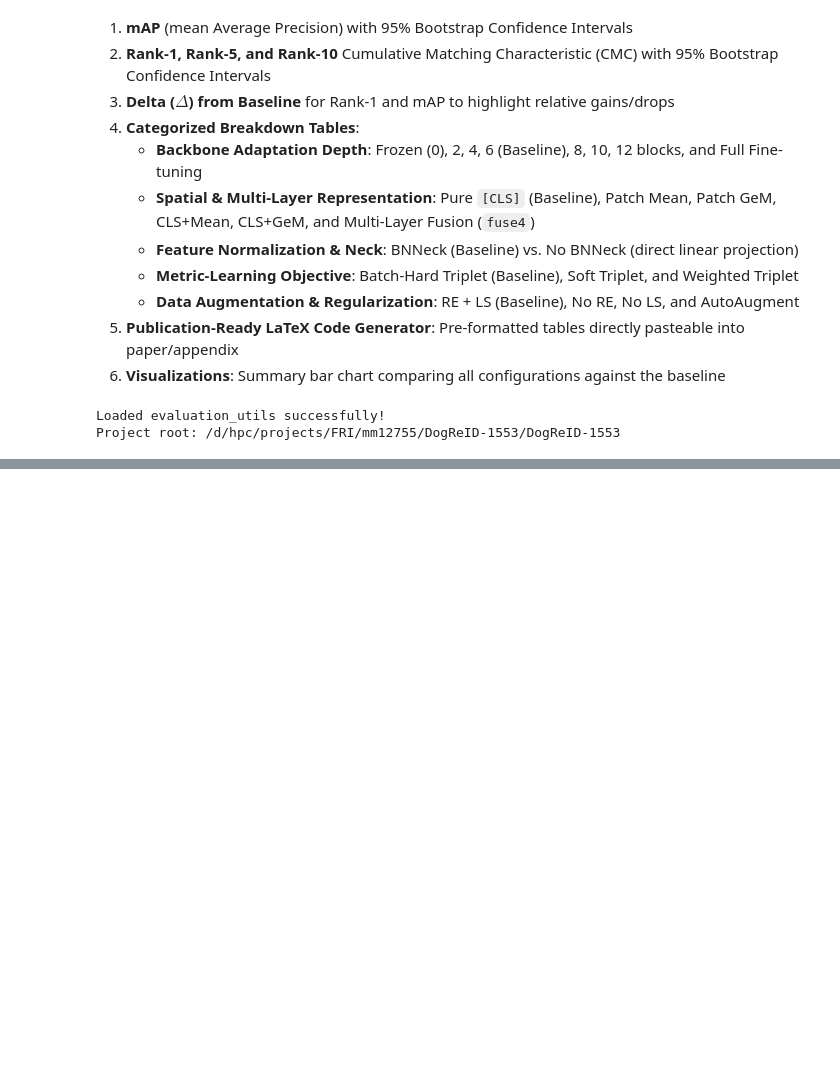
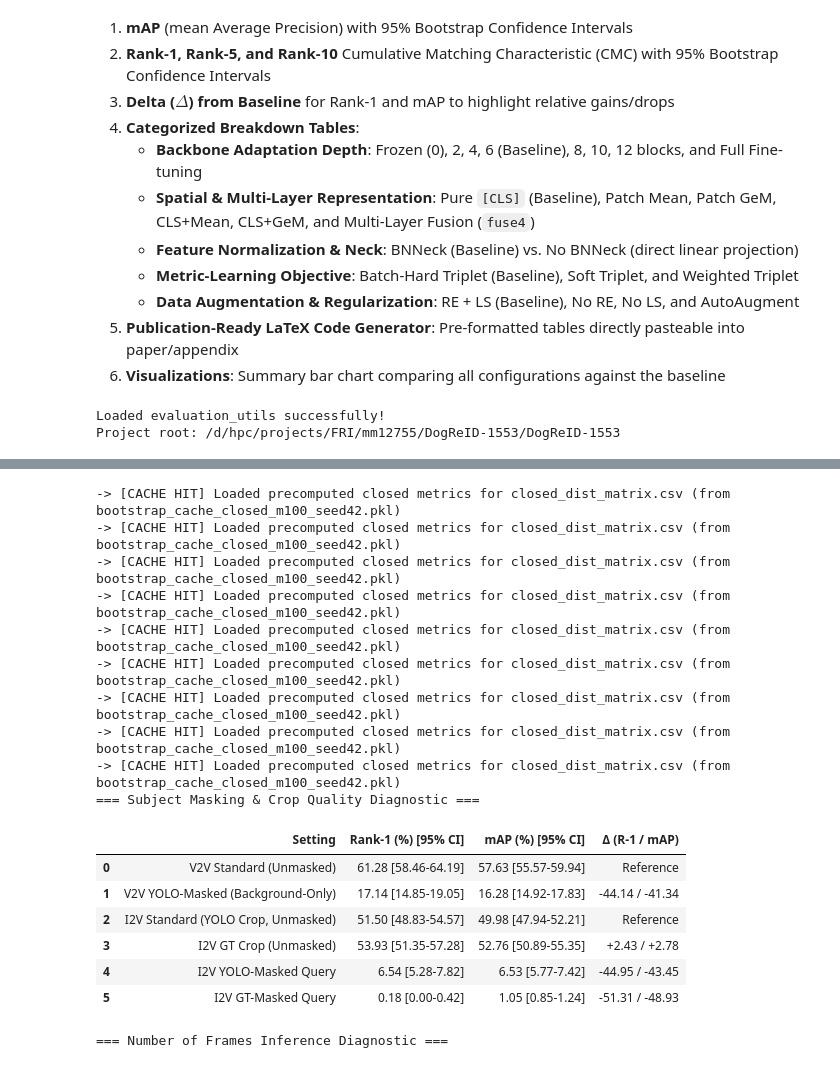
Before and after one commit to markoMedved/DogReID-1553, a Jupyter notebook: evaluation/evaluate_ablations.ipynb, the cells around one changed output, grey strips where cells are left out. Cells and saved outputs as stored; diff of their text form; code cells hidden in the pictures; blank space fills up the shorter version.

```diff
--- a/evaluation/evaluate_ablations.ipynb
+++ b/evaluation/evaluate_ablations.ipynb
@@ -408,0 +608,76 @@ Multi-Layer Fusion (fuse4) 55.74 [52.88-58.79] 53.04 [50.84-55.58] -5.55 / -4.59
+# %%
+# =====================================================================
+# Diagnostic Evaluations: Masking & Number of Frames Tables
+# =====================================================================
+DIAG_DIR = ROOT_DIR / "evaluation" / "csvs_diagnostics"
+CLOSED_DIR = ROOT_DIR / "evaluation" / "csvs_closed_results"
+
+def get_row(name, path, fallback_path=None, ref_r1=None, ref_map=None):
+    p = path if path.exists() and path.stat().st_size > 0 else (fallback_path if fallback_path and fallback_path.exists() else None)
+    if not p:
+        return {"Setting": name, "Rank-1 (%) [95% CI]": "Pending...", "mAP (%) [95% CI]": "Pending...", "Δ (R-1 / mAP)": "-"}
+    res = bootstrap_from_csv(str(p), m=100, mode="closed")
+    m_mean = res.get("mAP_boot_mean", 0.0) * 100
+    m_ci = res.get("mAP_ci", (0.0, 0.0))
+    cmc = res.get("cmc_boot_mean", [0.0])[0] * 100
+    cmc_ci = (res.get("cmc_ci_lower", [0.0])[0] * 100, res.get("cmc_ci_upper", [0.0])[0] * 100)
+    delta = "Reference" if ref_r1 is None else f"{(cmc - ref_r1):+.2f} / {(m_mean - ref_map):+.2f}"
+    return {
+        "Setting": name,
+        "Rank-1 (%) [95% CI]": f"{cmc:.2f} [{cmc_ci[0]:.2f}-{cmc_ci[1]:.2f}]",
+        "mAP (%) [95% CI]": f"{m_mean:.2f} [{m_ci[0]*100:.2f}-{m_ci[1]*100:.2f}]",
+        "Δ (R-1 / mAP)": delta,
+        "_r1": cmc, "_map": m_mean
+    }
+
+# 1. Subject Masking & Crop Quality
+base_v2v = get_row("V2V Standard (Unmasked)", CLOSED_DIR / "baseline_vid2vid" / "closed_dist_matrix.csv", ROOT_DIR / "evaluation/csvs_ablations/baseline/closed_dist_matrix.csv")
+v2v_r1, v2v_map = base_v2v.get("_r1"), base_v2v.get("_map")
+
+base_i2v = get_row("I2V Standard (YOLO Crop, Unmasked)", DIAG_DIR / "baseline_img2vid_unmasked_yolo" / "closed_dist_matrix.csv", CLOSED_DIR / "baseline_img2vid" / "closed_dist_matrix.csv")
+i2v_r1, i2v_map = base_i2v.get("_r1"), base_i2v.get("_map")
+
+masking_rows = [
+    base_v2v,
+    get_row("V2V YOLO-Masked (Background-Only)", DIAG_DIR / "baseline_vid2vid_masked" / "closed_dist_matrix.csv", ref_r1=v2v_r1, ref_map=v2v_map),
+    base_i2v,
+    get_row("I2V GT Crop (Unmasked)", DIAG_DIR / "baseline_img2vid_unmasked_gt" / "closed_dist_matrix.csv", DIAG_DIR / "baseline_img2vid_gt_query" / "closed_dist_matrix.csv", ref_r1=i2v_r1, ref_map=i2v_map),
+    get_row("I2V YOLO-Masked Query", DIAG_DIR / "baseline_img2vid_masked_yolo" / "closed_dist_matrix.csv", ref_r1=i2v_r1, ref_map=i2v_map),
+    get_row("I2V GT-Masked Query", DIAG_DIR / "baseline_img2vid_masked_gt" / "closed_dist_matrix.csv", ref_r1=i2v_r1, ref_map=i2v_map),
+]
+df_masking = pd.DataFrame(masking_rows)[["Setting", "Rank-1 (%) [95% CI]", "mAP (%) [95% CI]", "Δ (R-1 / mAP)"]]
+
+# 2. Number of Frames (Temporal Scaling)
+f8_r1, f8_map = v2v_r1, v2v_map
+frame_rows = [
+    get_row("4 Frames", DIAG_DIR / "baseline_vid2vid_len4" / "closed_dist_matrix.csv", ref_r1=f8_r1, ref_map=f8_map),
+    {"Setting": "8 Frames (Baseline)", "Rank-1 (%) [95% CI]": base_v2v["Rank-1 (%) [95% CI]"], "mAP (%) [95% CI]": base_v2v["mAP (%) [95% CI]"], "Δ (R-1 / mAP)": "Reference"},
+    get_row("16 Frames", DIAG_DIR / "baseline_vid2vid_len16" / "closed_dist_matrix.csv", ref_r1=f8_r1, ref_map=f8_map),
+    get_row("32 Frames", DIAG_DIR / "baseline_vid2vid_len32" / "closed_dist_matrix.csv", ref_r1=f8_r1, ref_map=f8_map),
+]
+df_frames = pd.DataFrame(frame_rows)[["Setting", "Rank-1 (%) [95% CI]", "mAP (%) [95% CI]", "Δ (R-1 / mAP)"]]
+
+print("=== Subject Masking & Crop Quality Diagnostic ===")
+display(df_masking)
+
+print("\n=== Number of Frames Inference Diagnostic ===")
+display(df_frames)
+# %% [output]
+-> [CACHE HIT] Loaded precomputed closed metrics for closed_dist_matrix.csv (from bootstrap_cache_closed_m100_seed42.pkl)
+-> [CACHE HIT] Loaded precomputed closed metrics for closed_dist_matrix.csv (from bootstrap_cache_closed_m100_seed42.pkl)
+-> [CACHE HIT] Loaded precomputed closed metrics for closed_dist_matrix.csv (from bootstrap_cache_closed_m100_seed42.pkl)
+-> [CACHE HIT] Loaded precomputed closed metrics for closed_dist_matrix.csv (from bootstrap_cache_closed_m100_seed42.pkl)
+-> [CACHE HIT] Loaded precomputed closed metrics for closed_dist_matrix.csv (from bootstrap_cache_closed_m100_seed42.pkl)
+-> [CACHE HIT] Loaded precomputed closed metrics for closed_dist_matrix.csv (from bootstrap_cache_closed_m100_seed42.pkl)
+-> [CACHE HIT] Loaded precomputed closed metrics for closed_dist_matrix.csv (from bootstrap_cache_closed_m100_seed42.pkl)
+-> [CACHE HIT] Loaded precomputed closed metrics for closed_dist_matrix.csv (from bootstrap_cache_closed_m100_seed42.pkl)
+-> [CACHE HIT] Loaded precomputed closed metrics for closed_dist_matrix.csv (from bootstrap_cache_closed_m100_seed42.pkl)
+=== Subject Masking & Crop Quality Diagnostic ===
+|  | Setting | Rank-1 (%) [95% CI] | mAP (%) [95% CI] | Δ (R-1 / mAP) |
+| 0 | V2V Standard (Unmasked) | 61.28 [58.46-64.19] | 57.63 [55.57-59.94] | Reference |
+| 1 | V2V YOLO-Masked (Background-Only) | 17.14 [14.85-19.05] | 16.28 [14.92-17.83] | -44.14 / -41.34 |
+| 2 | I2V Standard (YOLO Crop, Unmasked) | 51.50 [48.83-54.57] | 49.98 [47.94-52.21] | Reference |
+| 3 | I2V GT Crop (Unmasked) | 53.93 [51.35-57.28] | 52.76 [50.89-55.35] | +2.43 / +2.78 |
+| 4 | I2V YOLO-Masked Query | 6.54 [5.28-7.82] | 6.53 [5.77-7.42] | -44.95 / -43.45 |
+| 5 | I2V GT-Masked Query | 0.18 [0.00-0.42] | 1.05 [0.85-1.24] | -51.31 / -48.93 |
+=== Number of Frames Inference Diagnostic ===
```
Also changed, not shown: parts of 8 cells of this notebook, 28 other files.
